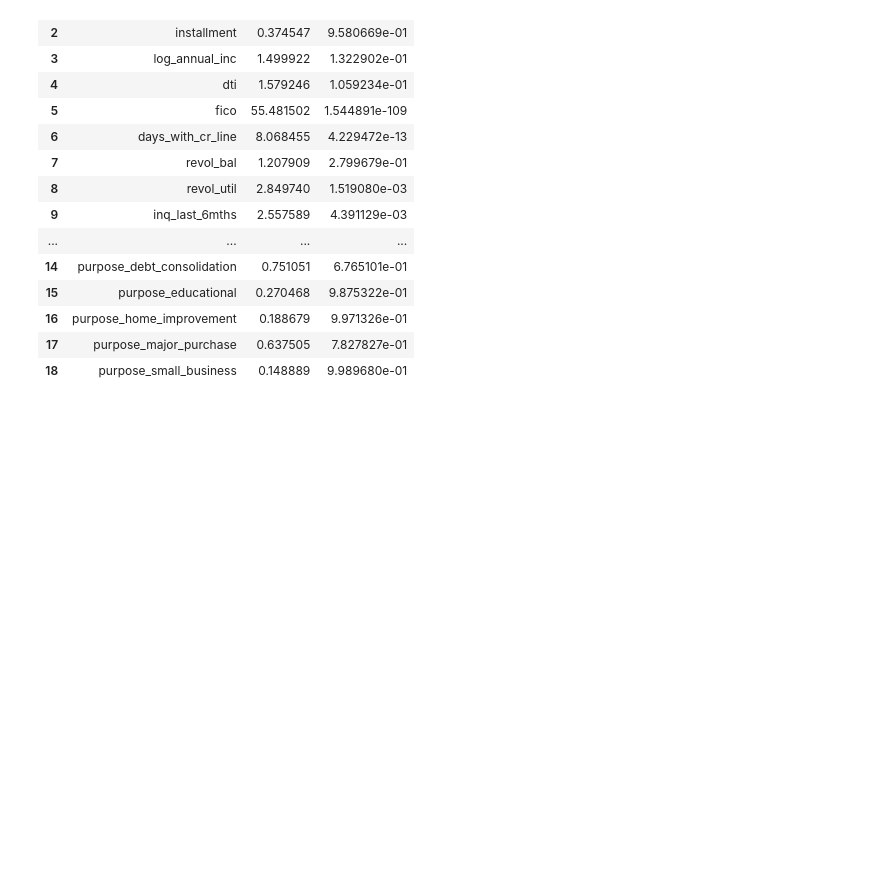
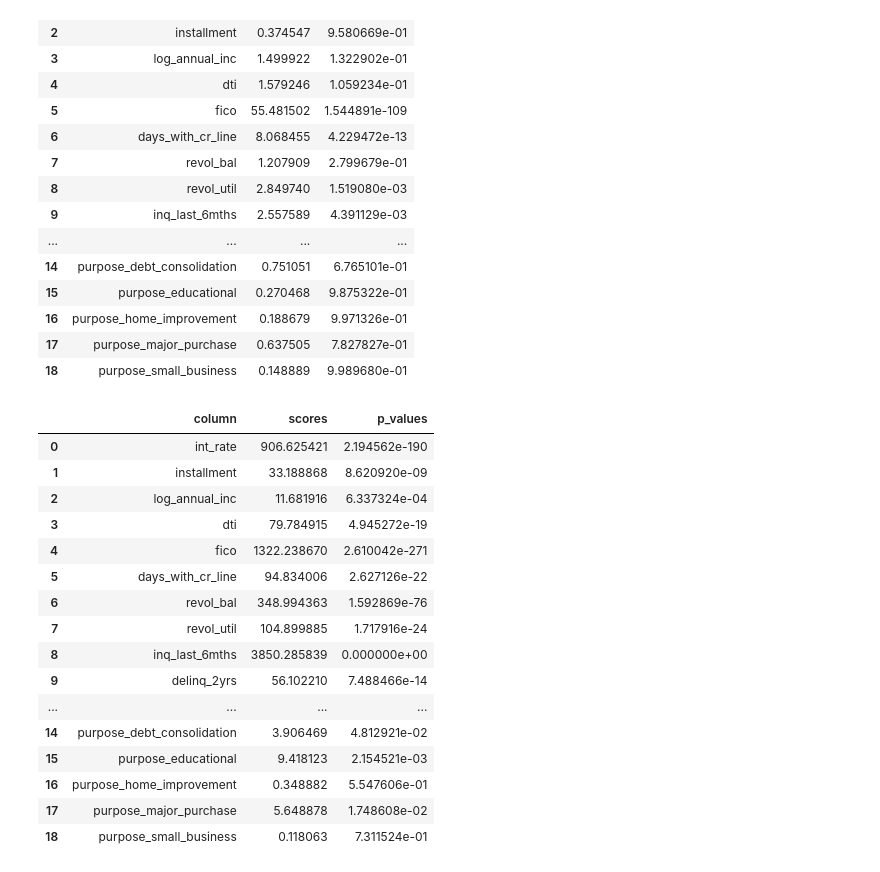
Before and after one commit to EzraTam/exploratory-analysis, a Jupyter notebook: notebooks/loan_analysis.ipynb, the cells around one changed output. Cells and saved outputs as stored; diff of their text form; code cells hidden in the pictures; blank space fills up the shorter version.

```diff
--- a/notebooks/loan_analysis.ipynb
+++ b/notebooks/loan_analysis.ipynb
@@ -189,3 +211,23 @@ ea.FeatureSelector(df=df,target="delinq_2yrs").result_table
 | 16 | purpose_home_improvement | 0.188679 | 9.971326e-01 |
 | 17 | purpose_major_purchase | 0.637505 | 7.827827e-01 |
 | 18 | purpose_small_business | 0.148889 | 9.989680e-01 |
+# %%
+ea.FeatureSelector(df=df,target="credit_policy",num_feature_keep=5).result_table
+# %% [output]
+|  | column | scores | p_values |
+| 0 | int_rate | 906.625421 | 2.194562e-190 |
+| 1 | installment | 33.188868 | 8.620920e-09 |
+| 2 | log_annual_inc | 11.681916 | 6.337324e-04 |
+| 3 | dti | 79.784915 | 4.945272e-19 |
+| 4 | fico | 1322.238670 | 2.610042e-271 |
+| 5 | days_with_cr_line | 94.834006 | 2.627126e-22 |
+| 6 | revol_bal | 348.994363 | 1.592869e-76 |
+| 7 | revol_util | 104.899885 | 1.717916e-24 |
+| 8 | inq_last_6mths | 3850.285839 | 0.000000e+00 |
+| 9 | delinq_2yrs | 56.102210 | 7.488466e-14 |
+| ... | ... | ... | ... |
+| 14 | purpose_debt_consolidation | 3.906469 | 4.812921e-02 |
+| 15 | purpose_educational | 9.418123 | 2.154521e-03 |
+| 16 | purpose_home_improvement | 0.348882 | 5.547606e-01 |
+| 17 | purpose_major_purchase | 5.648878 | 1.748608e-02 |
+| 18 | purpose_small_business | 0.118063 | 7.311524e-01 |
```
Also changed, not shown: parts of 16 cells of this notebook, 3 other files.
